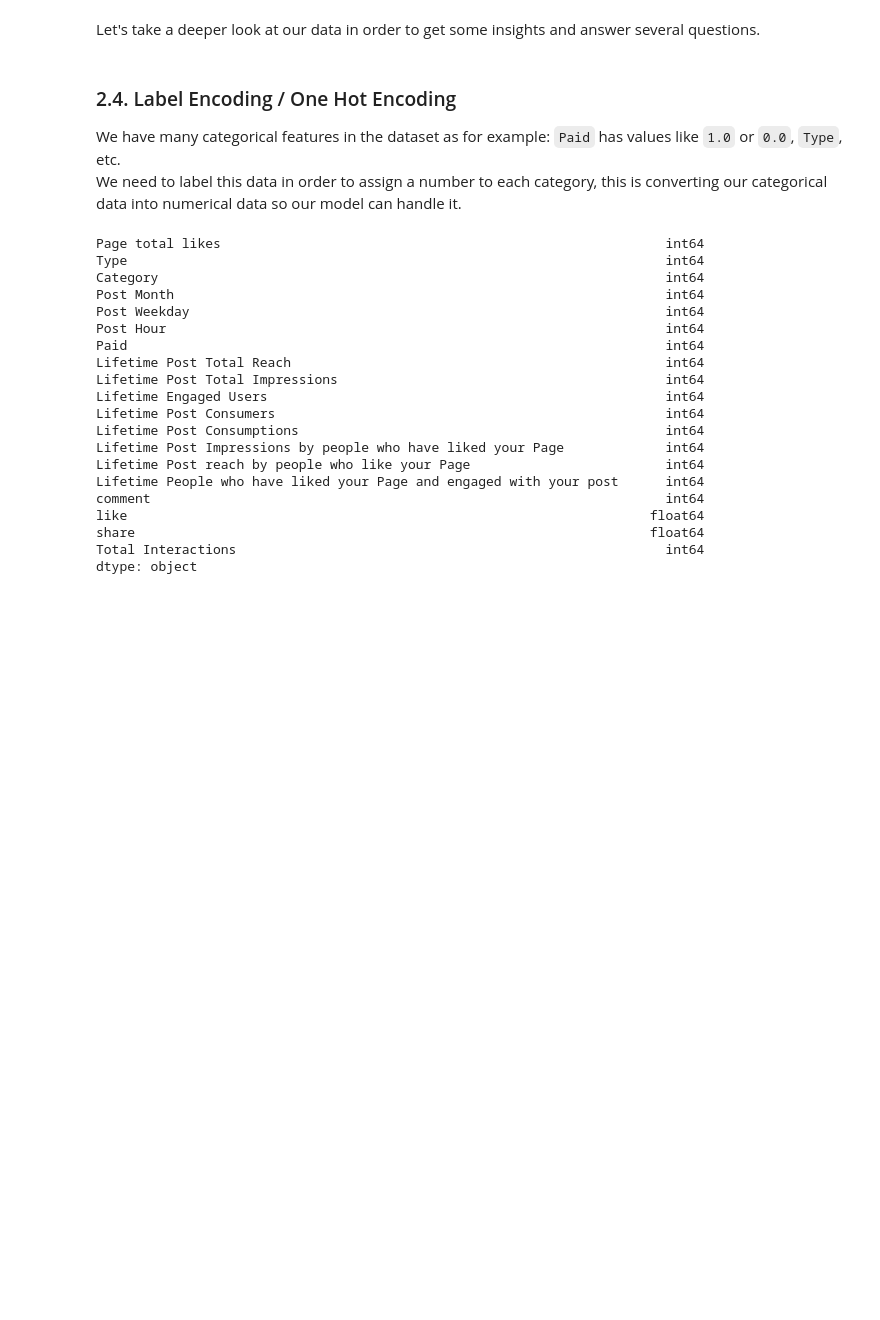
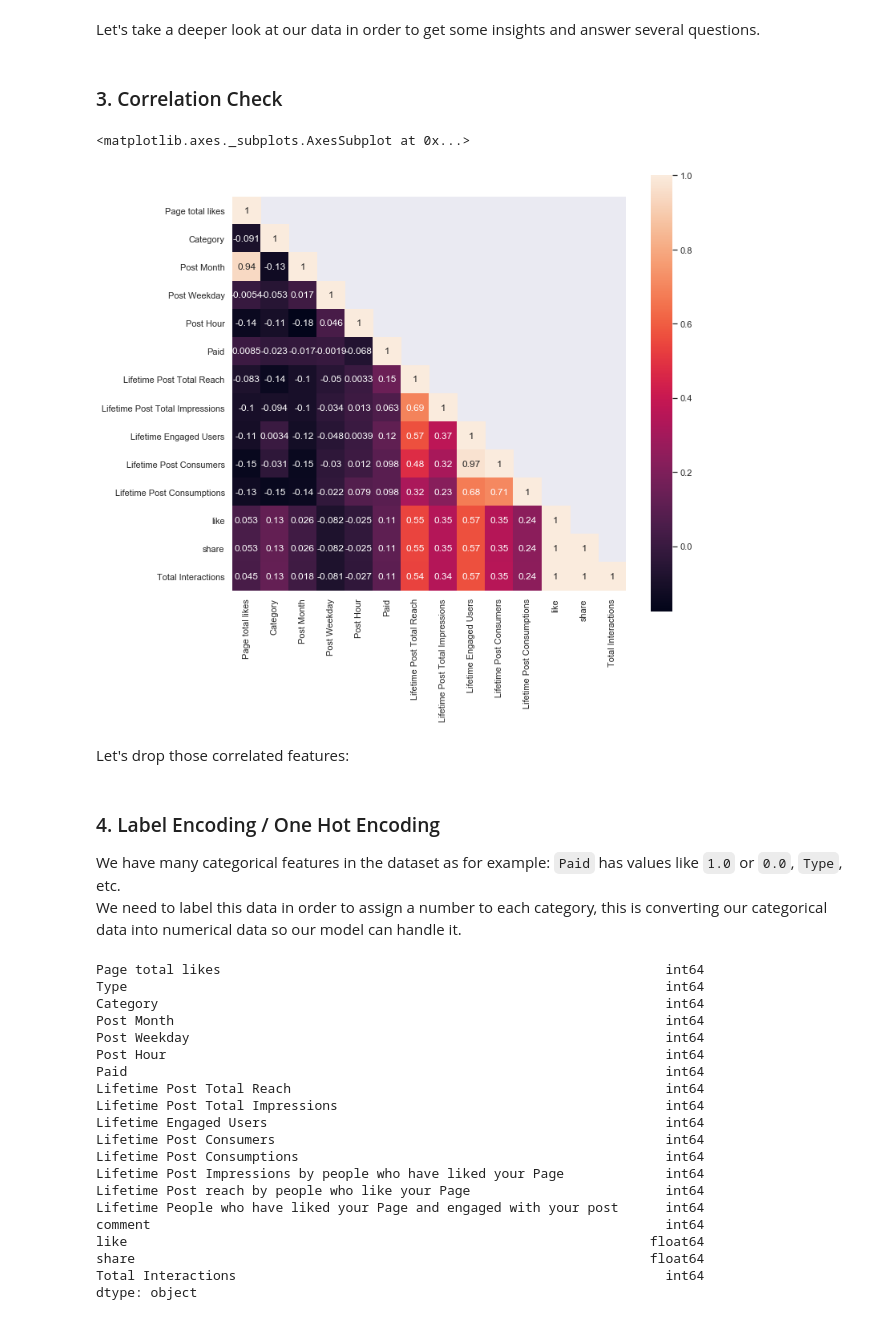
Before and after one commit to tomruarol/facebook_metrics_analysis, a Jupyter notebook: facebook_metrics_analysis.ipynb, the cells around one changed output. Drawn from its saved outputs; the diff is of its cells as text; code cells hidden in the pictures; blank space fills up the shorter version.

Commit message:
Correlation Chek

```diff
--- a/facebook_metrics_analysis.ipynb
+++ b/facebook_metrics_analysis.ipynb
@@ -190,3 +192,22 @@ dtype: int64
 ###### 2.3. Data Insights
 # %% [markdown]
 Let's take a deeper look at our data in order to get some insights and answer several questions.
+# %% [markdown]
+<a id="5"></a>
+### 3. Correlation Check
+# %%
+# Correlation Matrix
+cor_mat= data.corr()
+
+mask = np.array(cor_mat)
+mask[np.tril_indices_from(mask)] = False
+
+fig=plt.gcf()
+fig.set_size_inches(11,10)
+
+sns.heatmap(data=cor_mat,mask=mask,square=True,annot=True,cbar=True)
+# %% [output]
+<matplotlib.axes._subplots.AxesSubplot at 0x...>
+[figure, added]
+# %% [markdown]
+Let's drop those correlated features:
@@ -193,6 +218,6 @@ Let's take a deeper look at our data in order to get some insights and answer se
 # %% [markdown]
-<a id="2.4"></a>
-### 2.4. Label Encoding / One Hot Encoding
+<a id="4"></a>
+### 4. Label Encoding / One Hot Encoding
 
 We have many categorical features in the dataset as for example: `Paid` has values like `1.0` or `0.0`,  `Type`, etc. <br>
 We need to label this data in order to assign a number to each category, this is converting our categorical data into numerical data so our model can handle it.
```
Also changed, not shown: parts of 4 cells of this notebook.
